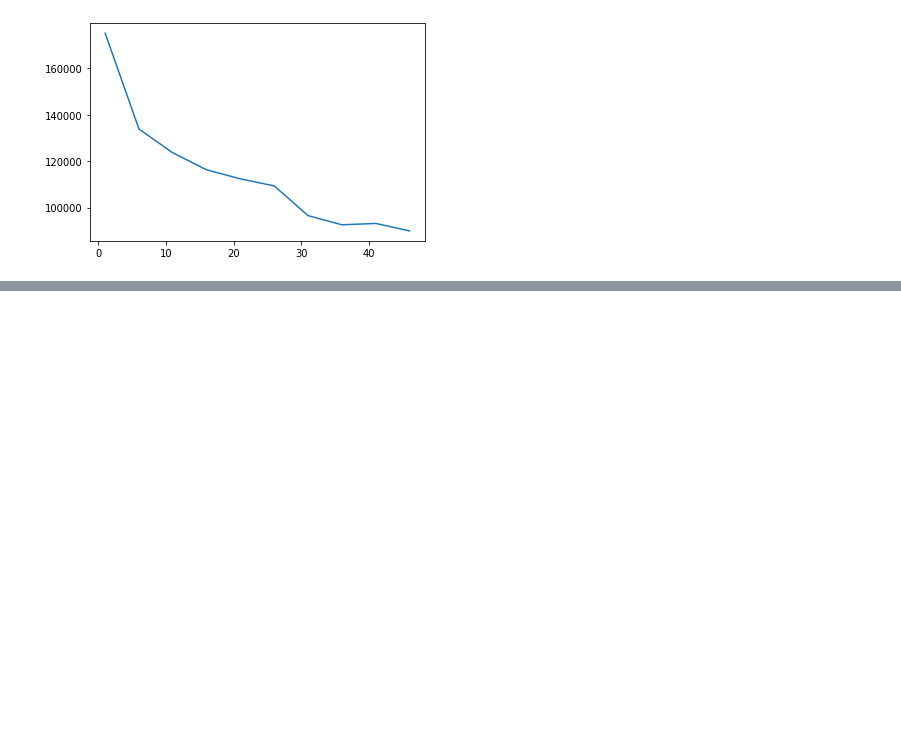
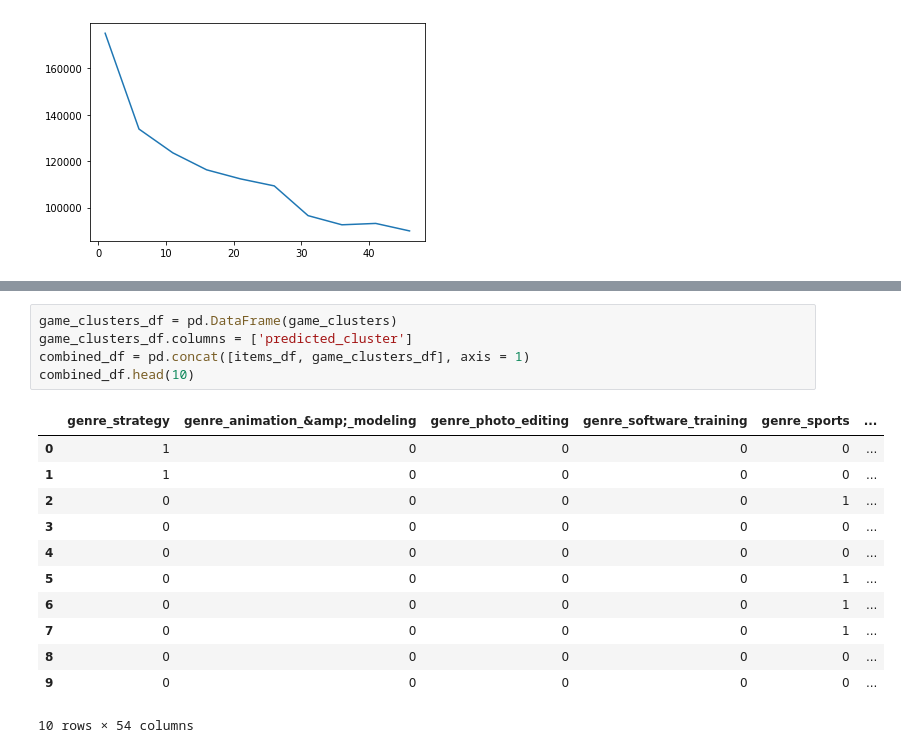
Before and after one commit to itselavia/sjsu-cmpe-256-group-project, a Jupyter notebook: experiment_4/Using K-mode Clustering, analyze game bundles.ipynb, the cells around one changed output, grey strips where cells are left out. Drawn from its saved outputs; the diff is of its cells as text; blank space fills up the shorter version.

```diff
--- a/experiment_4/Using K-mode Clustering, analyze game bundles.ipynb
+++ b/experiment_4/Using K-mode Clustering, analyze game bundles.ipynb
@@ -60,0 +76,18 @@ plt.plot(y,clustering_costs)
+# %%
+game_clusters_df = pd.DataFrame(game_clusters)
+game_clusters_df.columns = ['predicted_cluster']
+combined_df = pd.concat([items_df, game_clusters_df], axis = 1)
+combined_df.head(10)
+# %% [output]
+|  | genre_strategy | genre_animation_&amp;_modeling | genre_photo_editing | genre_software_training | genre_sports | ... |
+| 0 | 1 | 0 | 0 | 0 | 0 | ... |
+| 1 | 1 | 0 | 0 | 0 | 0 | ... |
+| 2 | 0 | 0 | 0 | 0 | 1 | ... |
+| 3 | 0 | 0 | 0 | 0 | 0 | ... |
+| 4 | 0 | 0 | 0 | 0 | 0 | ... |
+| 5 | 0 | 0 | 0 | 0 | 1 | ... |
+| 6 | 0 | 0 | 0 | 0 | 1 | ... |
+| 7 | 0 | 0 | 0 | 0 | 1 | ... |
+| 8 | 0 | 0 | 0 | 0 | 0 | ... |
+| 9 | 0 | 0 | 0 | 0 | 0 | ... |
+10 rows × 54 columns
```
Also changed, not shown: parts of 3 cells of this notebook, 1 other file.
